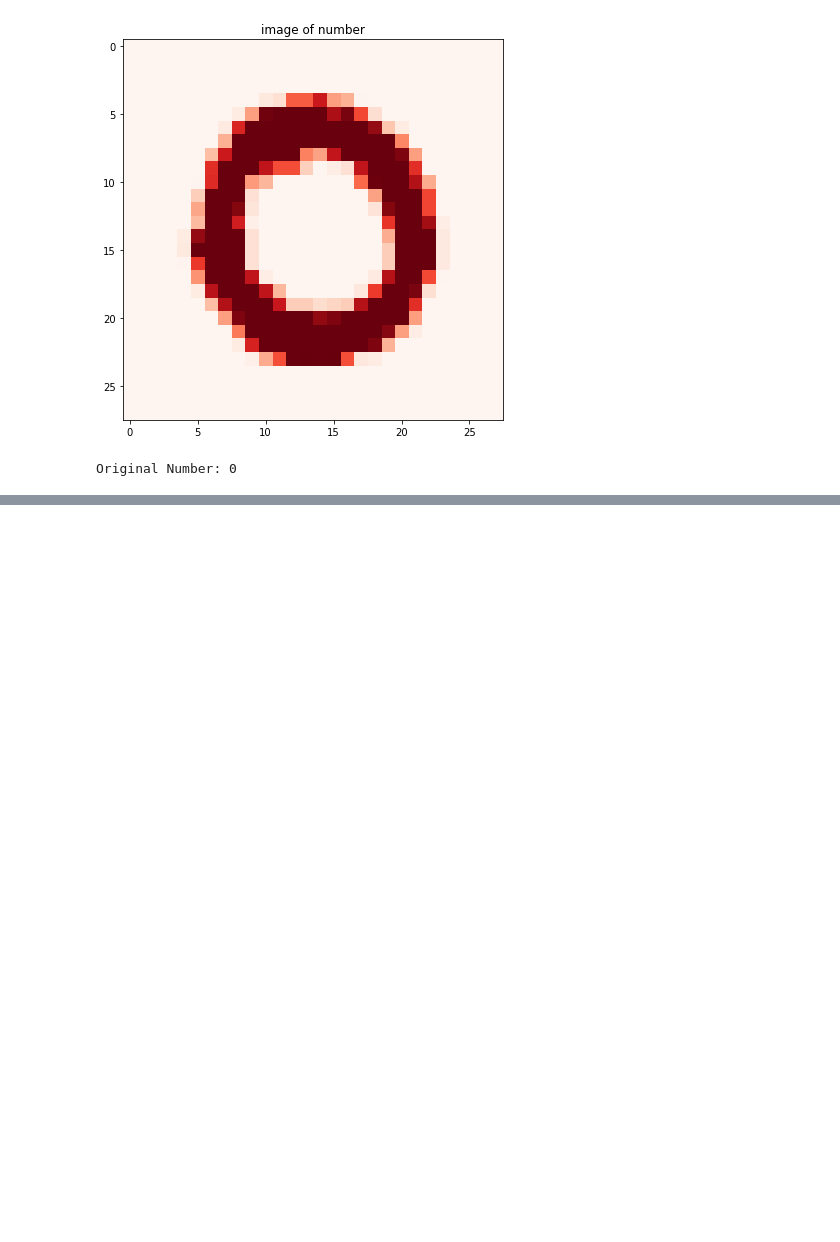
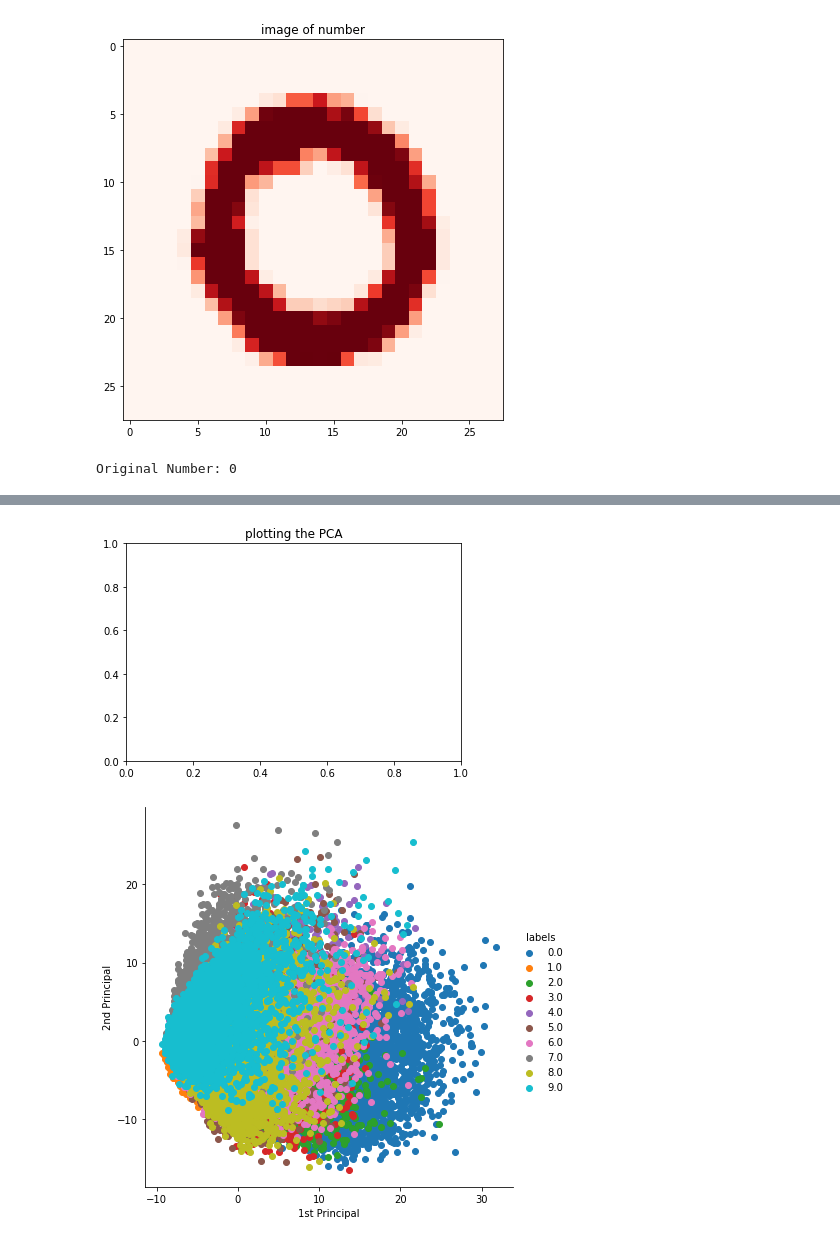
Before and after one commit to cg1011/MNIST-dataset, a Jupyter notebook: MNIST.ipynb, the cells around one changed output, grey strips where cells are left out. Saved outputs shown, nothing was run; the diff lists cells and outputs as text; code cells hidden in the pictures; blank space fills up the shorter version.

```diff
--- a/MNIST.ipynb
+++ b/MNIST.ipynb
@@ -52,0 +116,4 @@ Original Number: 0
+# %%
+# initializing the pca
+from sklearn import decomposition
+pca = decomposition.PCA()
@@ -52,0 +133,9 @@ Original Number: 0
+# %%
+# creating a new data frame which help us in plotting the result data
+pca_df = pd.DataFrame(data=pca_data,columns=("1st Principal","2nd Principal","labels"))
+plt.title("plotting the PCA")
+sns.FacetGrid(pca_df,hue="labels",size=6).map(plt.scatter,"1st Principal","2nd Principal").add_legend()
+plt.show()
+# %% [output]
+[figure, added]
+[figure, added]
```
Also changed, not shown: parts of 10 cells of this notebook.
